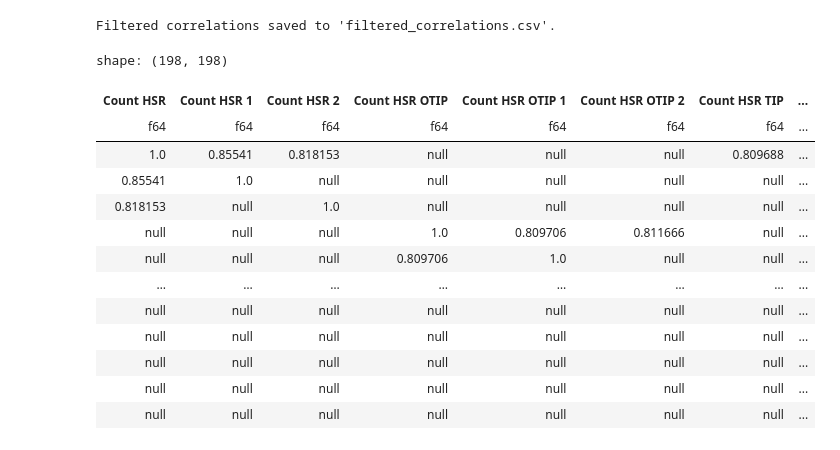
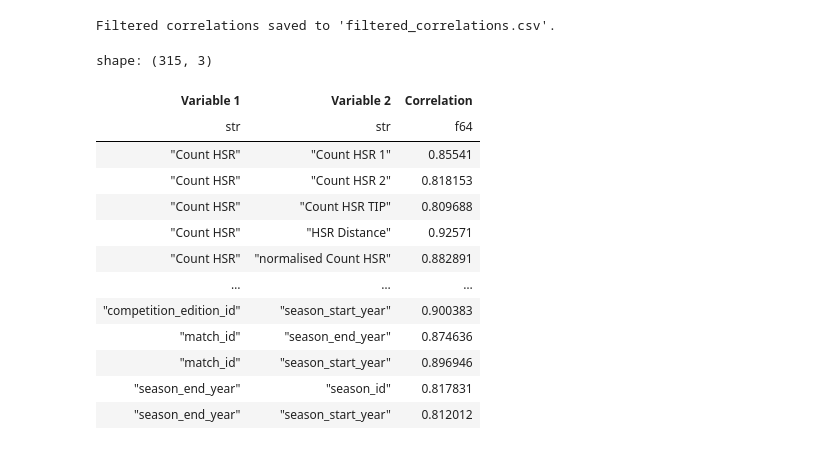
Before and after one commit to ihosten/internship_club_brugge, a Jupyter notebook: start_project/data_normilization.ipynb, the cells around one changed output. Drawn from its saved outputs; the diff is of its cells as text; code cells hidden in the pictures.

```diff
--- a/start_project/data_normilization.ipynb
+++ b/start_project/data_normilization.ipynb
@@ -363,20 +354,20 @@ filtered_df.write_excel(workbook = "filtered_correlations.xlsx")
 print("Filtered correlations saved to 'filtered_correlations.csv'.")
 # %% [output]
 Filtered correlations saved to 'filtered_correlations.csv'.
-# %%
-filtered_correlations
-# %% [output]
-shape: (198, 198)
-| Count HSR | Count HSR 1 | Count HSR 2 | Count HSR OTIP | Count HSR OTIP 1 | Count HSR OTIP 2 | Count HSR TIP | ... |
-| f64 | f64 | f64 | f64 | f64 | f64 | f64 | ... |
-| 1.0 | 0.85541 | 0.818153 | null | null | null | 0.809688 | ... |
-| 0.85541 | 1.0 | null | null | null | null | null | ... |
-| 0.818153 | null | 1.0 | null | null | null | null | ... |
-| null | null | null | 1.0 | 0.809706 | 0.811666 | null | ... |
-| null | null | null | 0.809706 | 1.0 | null | null | ... |
-| … | … | … | … | … | … | … | ... |
-| null | null | null | null | null | null | null | ... |
-| null | null | null | null | null | null | null | ... |
-| null | null | null | null | null | null | null | ... |
-| null | null | null | null | null | null | null | ... |
-| null | null | null | null | null | null | null | ... |
+# %%
+filtered_df
+# %% [output]
+shape: (315, 3)
+| Variable 1 | Variable 2 | Correlation |
+| str | str | f64 |
+| "Count HSR" | "Count HSR 1" | 0.85541 |
+| "Count HSR" | "Count HSR 2" | 0.818153 |
+| "Count HSR" | "Count HSR TIP" | 0.809688 |
+| "Count HSR" | "HSR Distance" | 0.92571 |
+| "Count HSR" | "normalised Count HSR" | 0.882891 |
+| … | … | … |
+| "competition_edition_id" | "season_start_year" | 0.900383 |
+| "match_id" | "season_end_year" | 0.874636 |
+| "match_id" | "season_start_year" | 0.896946 |
+| "season_end_year" | "season_id" | 0.817831 |
+| "season_end_year" | "season_start_year" | 0.812012 |
```
Also changed, not shown: parts of 2 cells of this notebook, 1 other file.
